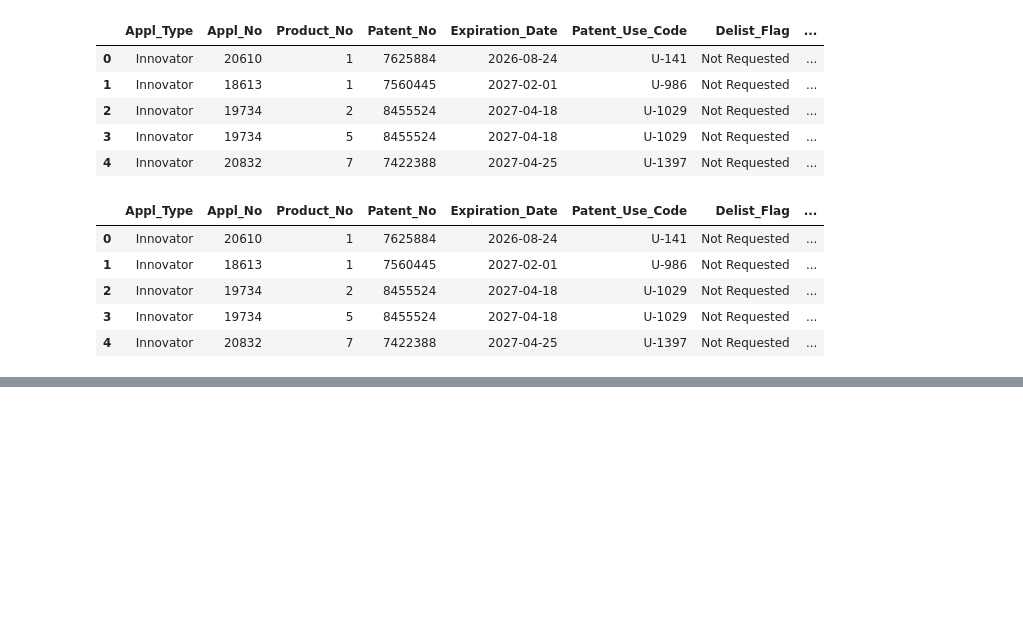
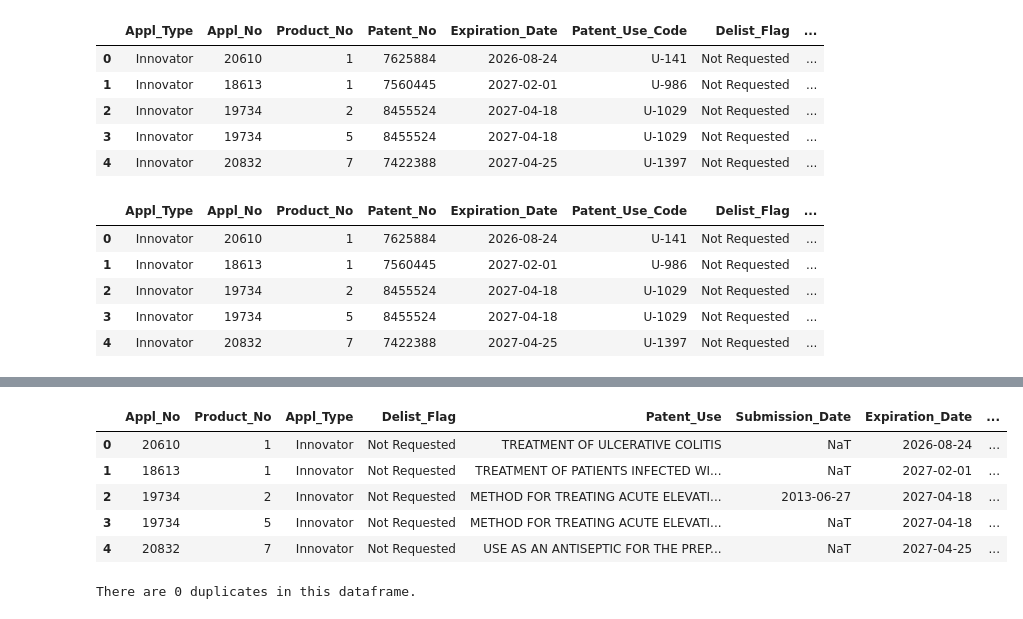
Before and after one commit to juanjomarcruz/FDA_Orange_Book_Project, a Jupyter notebook: 2_Jupyter_Notebooks/pre_analysis_cleaning_transformation_pat.ipynb, the cells around one changed output, grey strips where cells are left out. Drawn from its saved outputs; the diff is of its cells as text; code cells hidden in the pictures; blank space fills up the shorter version.

```diff
--- a/2_Jupyter_Notebooks/pre_analysis_cleaning_transformation_pat.ipynb
+++ b/2_Jupyter_Notebooks/pre_analysis_cleaning_transformation_pat.ipynb
@@ -226,0 +314,12 @@ There are 0 duplicates in this dataframe.
+# %%
+df_pat = df_pat.drop_duplicates() #drop duplicates.
+display(df_pat.head())
+print(f"There are {df_pat.duplicated().sum()} duplicates in this dataframe.")
+# %% [output]
+|  | Appl_No | Product_No | Appl_Type | Delist_Flag | Patent_Use | Submission_Date | Expiration_Date | ... |
+| 0 | 20610 | 1 | Innovator | Not Requested | TREATMENT OF ULCERATIVE COLITIS | NaT | 2026-08-24 | ... |
+| 1 | 18613 | 1 | Innovator | Not Requested | TREATMENT OF PATIENTS INFECTED WI... | NaT | 2027-02-01 | ... |
+| 2 | 19734 | 2 | Innovator | Not Requested | METHOD FOR TREATING ACUTE ELEVATI... | 2013-06-27 | 2027-04-18 | ... |
+| 3 | 19734 | 5 | Innovator | Not Requested | METHOD FOR TREATING ACUTE ELEVATI... | NaT | 2027-04-18 | ... |
+| 4 | 20832 | 7 | Innovator | Not Requested | USE AS AN ANTISEPTIC FOR THE PREP... | NaT | 2027-04-25 | ... |
+There are 0 duplicates in this dataframe.
```
Also changed, not shown: parts of 15 cells of this notebook, 4 other files.
